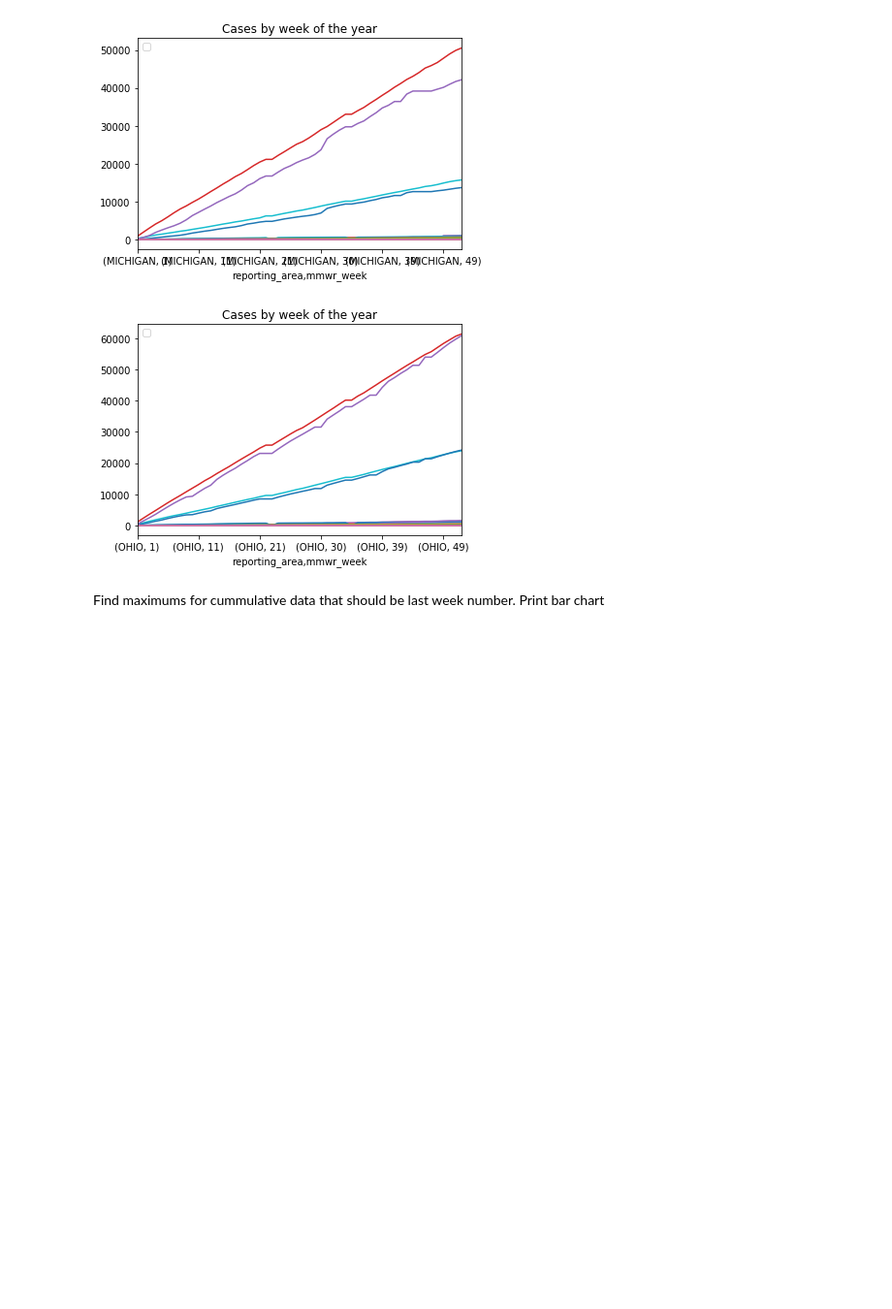
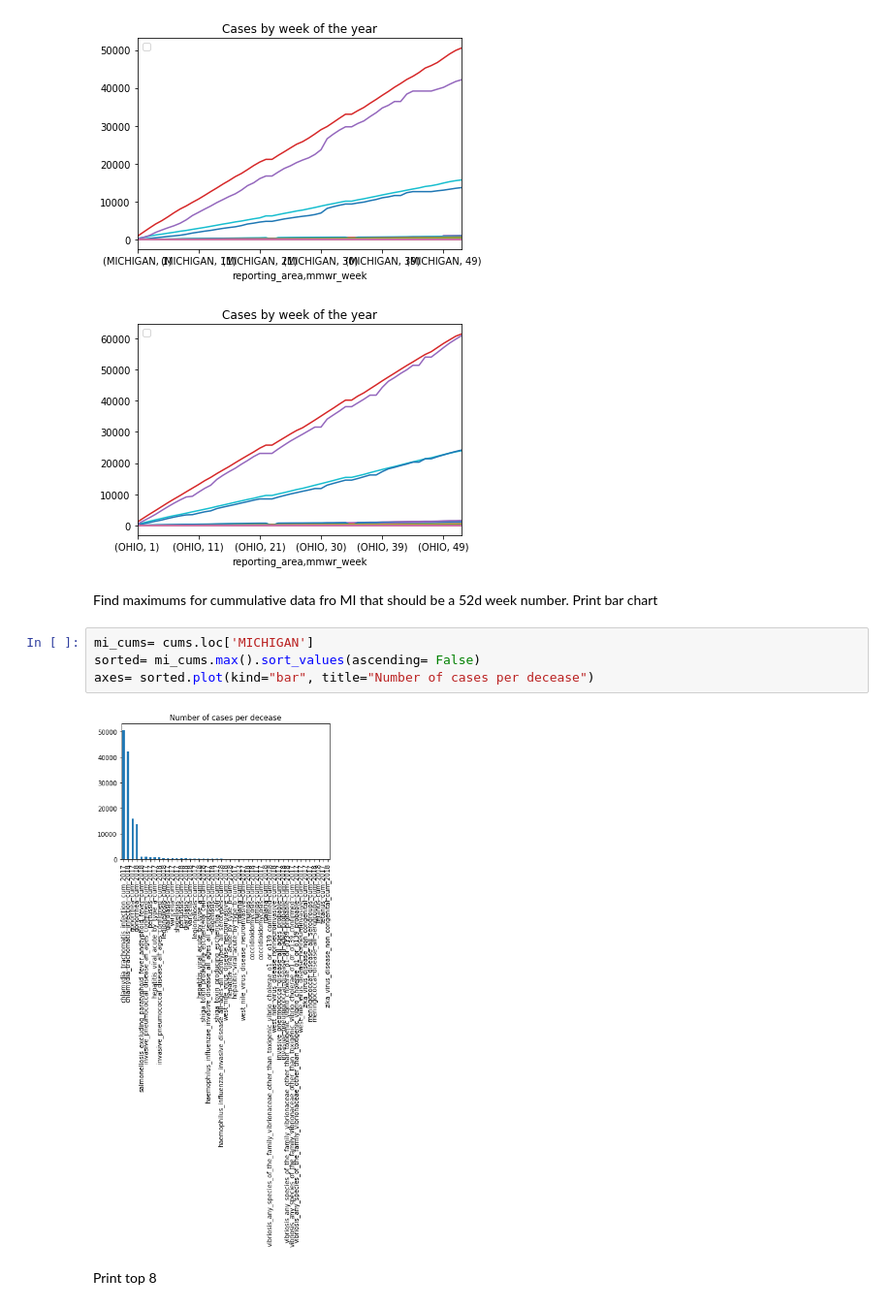
Before and after one commit to borodark/wsu, a Jupyter notebook: platforms/assignment_1.ipynb, the cells around one changed output. Shown: that part at 97% size. Saved outputs shown, nothing was run; the diff lists cells and outputs as text; blank space fills up the shorter version.

```diff
--- a/platforms/assignment_1.ipynb
+++ b/platforms/assignment_1.ipynb
@@ -250,5 +250,13 @@ for ax in axis:
 [figure]
 [figure]
 # %% [markdown]
-Find maximums for cummulative data that should be last week number.
+Find maximums for cummulative data fro MI that should be a 52d week number.
 Print bar chart
+# %%
+mi_cums= cums.loc['MICHIGAN']
+sorted= mi_cums.max().sort_values(ascending= False)
+axes= sorted.plot(kind="bar", title="Number of cases per decease")
+# %% [output]
+[figure, added]
+# %% [markdown]
+Print top 8
```
Also changed, not shown: parts of 3 cells of this notebook.
